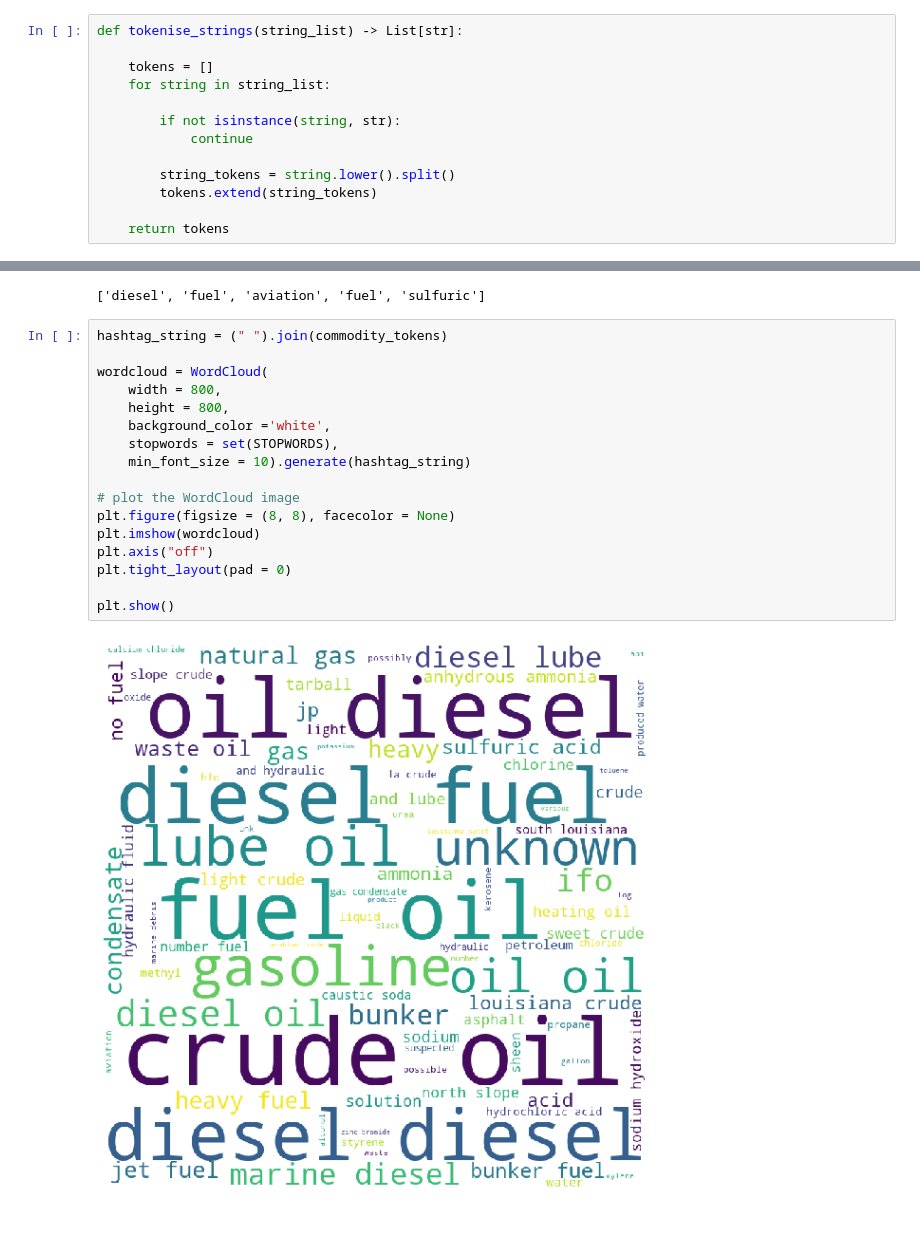
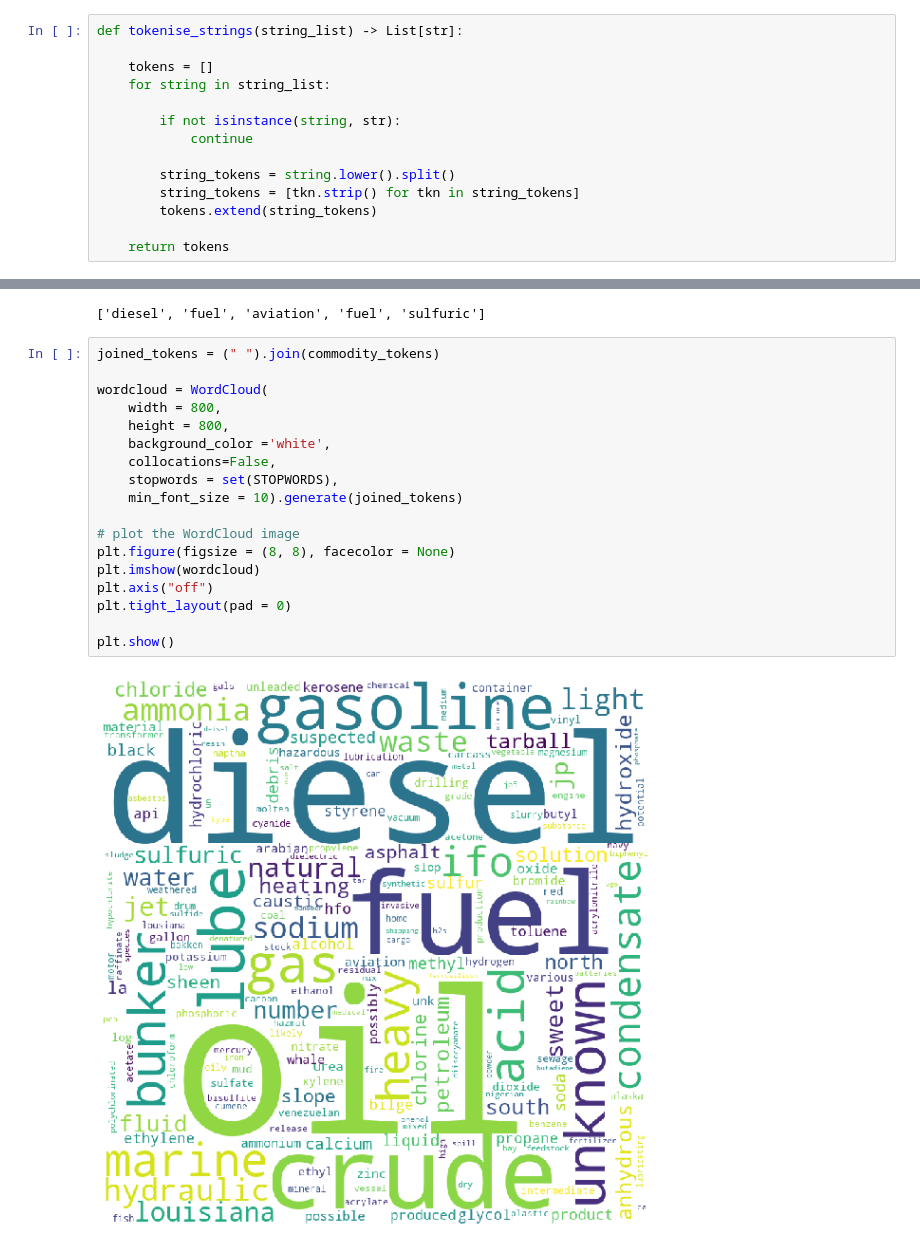
Before and after one commit to StevenVuong/EarthOrg, a Jupyter notebook: notebooks/EDA.ipynb, the cells around one changed output, grey strips where cells are left out. Saved outputs shown, nothing was run; the diff lists cells and outputs as text.

```diff
--- a/notebooks/EDA.ipynb
+++ b/notebooks/EDA.ipynb
@@ -193,6 +203,7 @@ def tokenise_strings(string_list) -> List[str]:
             continue
 
         string_tokens = string.lower().split()
+        string_tokens = [tkn.strip() for tkn in string_tokens]
         tokens.extend(string_tokens)
 
     return tokens
@@ -202,21 +213,22 @@ commodity_tokens[:5]
 # %% [output]
 ['diesel', 'fuel', 'aviation', 'fuel', 'sulfuric']
 # %%
-hashtag_string = (" ").join(commodity_tokens)
+joined_tokens = (" ").join(commodity_tokens)
 
 wordcloud = WordCloud(
     width = 800,
     height = 800,
     background_color ='white',
+    collocations=False,
     stopwords = set(STOPWORDS),
-    min_font_size = 10).generate(hashtag_string)
+    min_font_size = 10).generate(joined_tokens)
 
 # plot the WordCloud image
 plt.figure(figsize = (8, 8), facecolor = None)
 plt.imshow(wordcloud)
 plt.axis("off")
 plt.tight_layout(pad = 0)
 
 plt.show()
 # %% [output]
-[figure, old version]
+[figure, new version]
```
Also changed, not shown: parts of 4 cells of this notebook.
